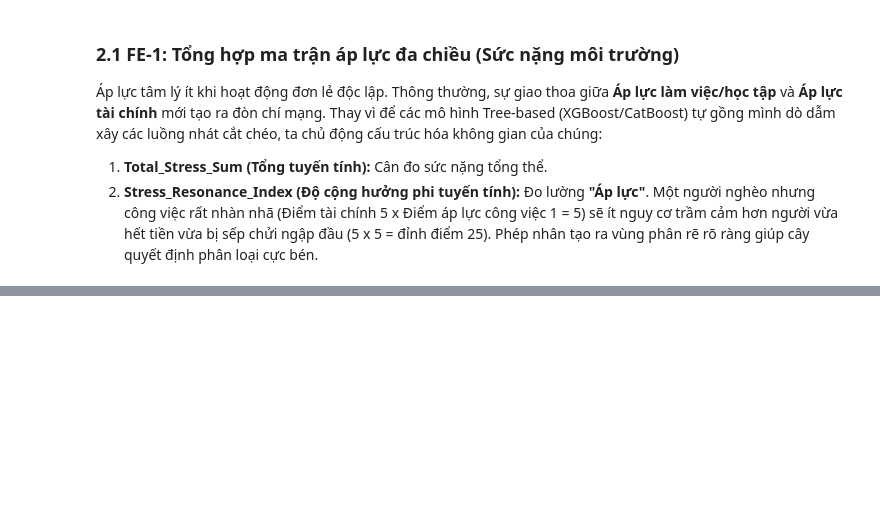
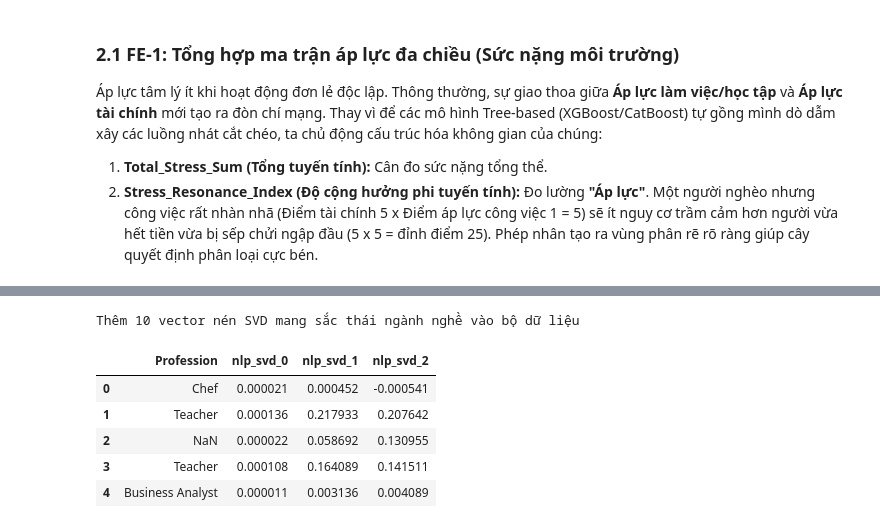
Before and after one commit to s4lt1f0l/Exploring-Mental-Health-Data, a Jupyter notebook: notebooks/02_preprocessing_fe.ipynb, the cells around one changed output, grey strips where cells are left out. Cells and saved outputs as stored; diff of their text form; code cells hidden in the pictures; blank space fills up the shorter version.

```diff
--- a/notebooks/02_preprocessing_fe.ipynb
+++ b/notebooks/02_preprocessing_fe.ipynb
@@ -313,0 +498,18 @@ Số Missing trên cột Overall_Pressure trên tập Train:  29
+# %%
+def create_satisfaction_gap(df):
+    '''
+        Sử dụng 2 cột kq từ MNAR để tính độ chênh lệch chịu đựng
+    '''
+    df = df.copy()
+    df['Satisfaction_Gap'] = df['Overall_Pressure'] - df['Overall_Satisfaction']
+    return df
+
+def apply_fe_satisfaction_gap(train_data, test_data):
+    X_train = create_satisfaction_gap(train_data)
+    X_test = create_satisfaction_gap(test_data)
+    print(f"Đã tạo thành công cột 'Satisfaction_Gap'")
+    return X_train, X_test
+
+# =================== CHẠY HÀM ===============
+X_train, X_test = apply_fe_satisfaction_gap(X_train, X_test)
+display(X_train[['Overall_Pressure', 'Overall_Satisfaction', 'Satisfaction_Gap']].head(5))
@@ -313,0 +532,42 @@ Số Missing trên cột Overall_Pressure trên tập Train:  29
+# %%
+def apply_fe_nlp_svd(X_train, X_test):
+    # trộn Text và cộng 2 cột Profession và Degree thành 1 chuỗi profile
+    train_text = X_train['Profession'].fillna('')+ ' ' + X_train['Degree'].fillna('')
+    test_text = X_test['Profession'].fillna('') + ' ' + X_test['Degree'].fillna('')
+
+    # sd TF-IDF bóc tách ngữ nghĩa -> lấy 500 chữ có giá trị nhất (ngoài ra chặn từ nối rác)
+    tfidf = TfidfVectorizer(max_features=500, ngram_range=(1,2), stop_words='english')
+
+    # fit trên train, ko fit trên test (tránh data leakage)
+    tfidf_train = tfidf.fit_transform(train_text)
+    tfidf_test = tfidf.transform(test_text)
+
+    # sd thuật toán TruncatedSVD để nén ko gian cho ma trận thưa. Ép 500 cột Text Vector giảm xuống đúng 10 cột
+    svd = TruncatedSVD(n_components=10, random_state=config.RANDOM_STATE)
+
+    svd_train = svd.fit_transform(tfidf_train)
+    svd_test = svd.transform(tfidf_test)
+
+    svd_cols = [f"nlp_svd_{i}" for i in range(10)]
+    svd_train_df = pd.DataFrame(svd_train, columns=svd_cols, index=X_train.index)
+    svd_test_df = pd.DataFrame(svd_test, columns=svd_cols, index=X_test.index)
+
+    # merge với DataFrame gốc
+    X_train_final = pd.concat([X_train, svd_train_df], axis=1)
+    X_test_final = pd.concat([X_test, svd_test_df], axis=1)
+    print(f"Thêm 10 vector nén SVD mang sắc thái ngành nghề vào bộ dữ liệu")
+
+    # tạm giữ Profession và Degree lại
+    return X_train_final, X_test_final
+
+# =================== CHẠY HÀM =============
+X_train, X_test = apply_fe_nlp_svd(X_train, X_test)
+display(X_train[['Profession', 'nlp_svd_0', 'nlp_svd_1', 'nlp_svd_2']].head(5))
+# %% [output]
+Thêm 10 vector nén SVD mang sắc thái ngành nghề vào bộ dữ liệu
+|  | Profession | nlp_svd_0 | nlp_svd_1 | nlp_svd_2 |
+| 0 | Chef | 0.000021 | 0.000452 | -0.000541 |
+| 1 | Teacher | 0.000136 | 0.217933 | 0.207642 |
+| 2 | NaN | 0.000022 | 0.058692 | 0.130955 |
+| 3 | Teacher | 0.000108 | 0.164089 | 0.141511 |
+| 4 | Business Analyst | 0.000011 | 0.003136 | 0.004089 |
```
Also changed, not shown: parts of 14 cells of this notebook.
